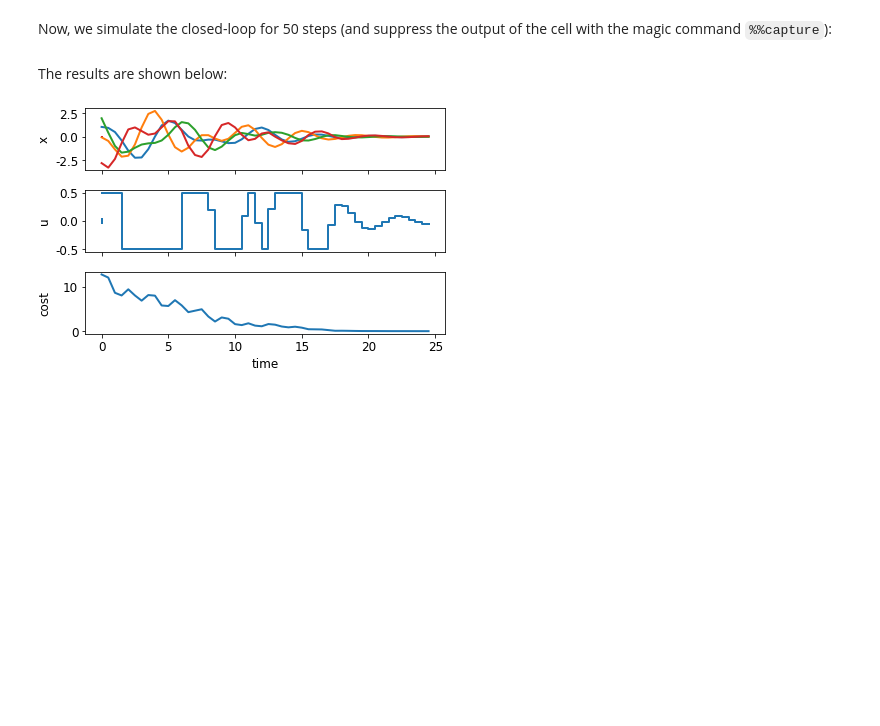
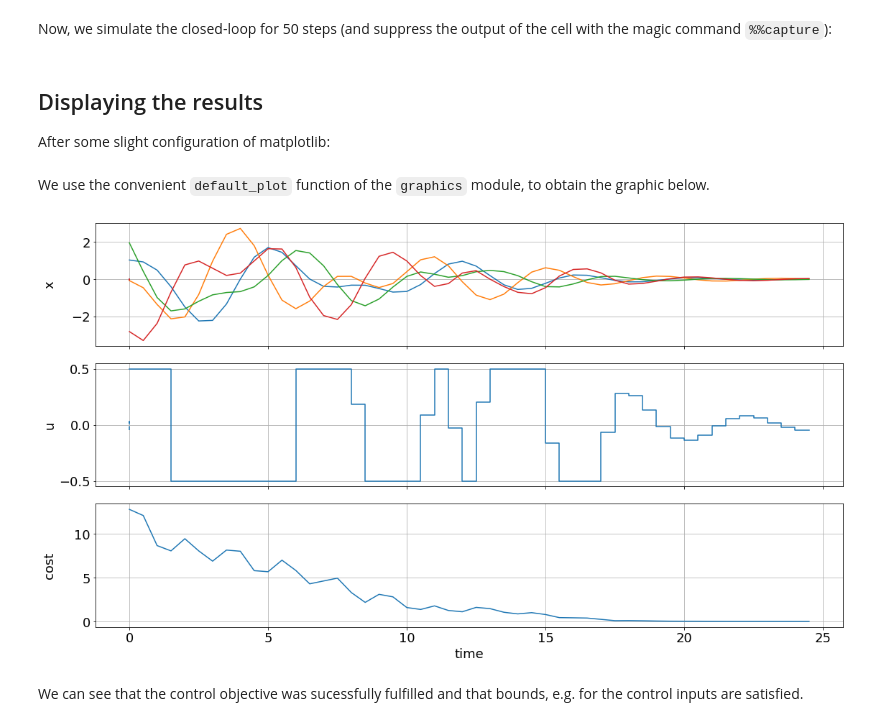
Before and after one commit to do-mpc/do-mpc, a Jupyter notebook: documentation/source/example_gallery/oscillating_masses_discrete.ipynb, the cells around one changed output. Saved outputs shown, nothing was run; the diff lists cells and outputs as text; code cells hidden in the pictures; blank space fills up the shorter version.

```diff
--- a/documentation/source/example_gallery/oscillating_masses_discrete.ipynb
+++ b/documentation/source/example_gallery/oscillating_masses_discrete.ipynb
@@ -182,13 +186,23 @@ for k in range(50):
     u0 = mpc.make_step(x0)
     y_next = simulator.make_step(u0)
     x0 = estimator.make_step(y_next)
-# %% [markdown]
-The results are shown below:
+# %% [markdown]
+## Displaying the results
+
+After some slight configuration of matplotlib:
+# %%
+from matplotlib import rcParams
+rcParams['axes.grid'] = True
+rcParams['font.size'] = 18
+# %% [markdown]
+We use the convenient ``default_plot`` function of the ``graphics`` module, to obtain the graphic below.
 # %%
 import matplotlib.pyplot as plt
-fig, ax, graphics = do_mpc.graphics.default_plot(mpc.data)
+fig, ax, graphics = do_mpc.graphics.default_plot(mpc.data, figsize=(16,9))
 graphics.plot_results()
 graphics.reset_axes()
 plt.show()
 # %% [output]
-[figure, old version]
+[figure, new version]
+# %% [markdown]
+We can see that the control objective was sucessfully fulfilled and that bounds, e.g. for the control inputs are satisfied.
```
Also changed, not shown: parts of 2 cells of this notebook, 7 other files.
